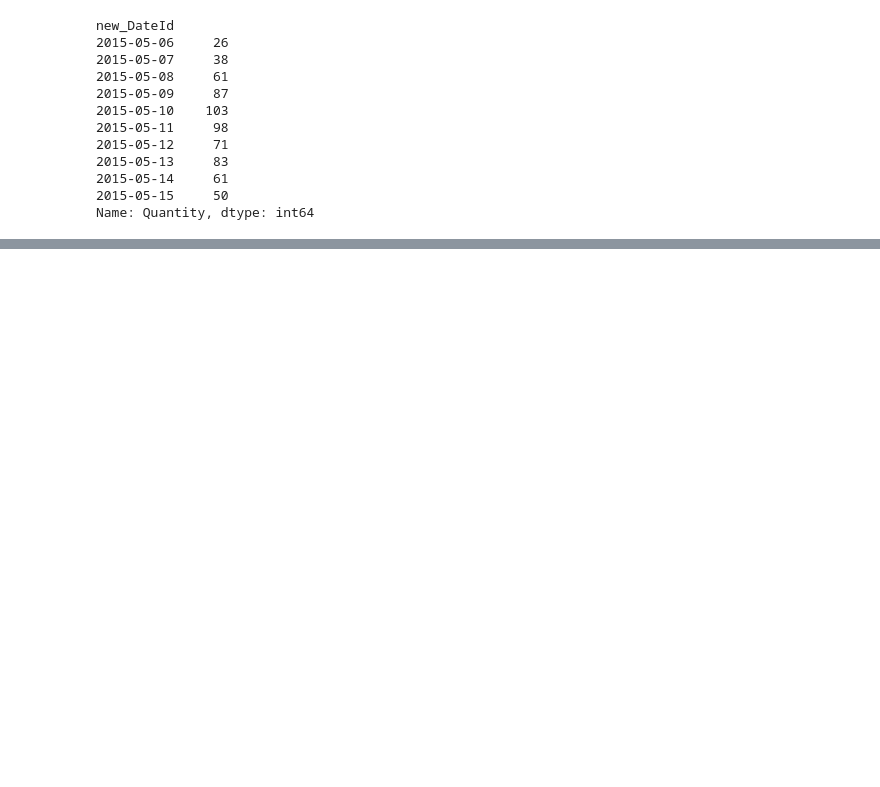
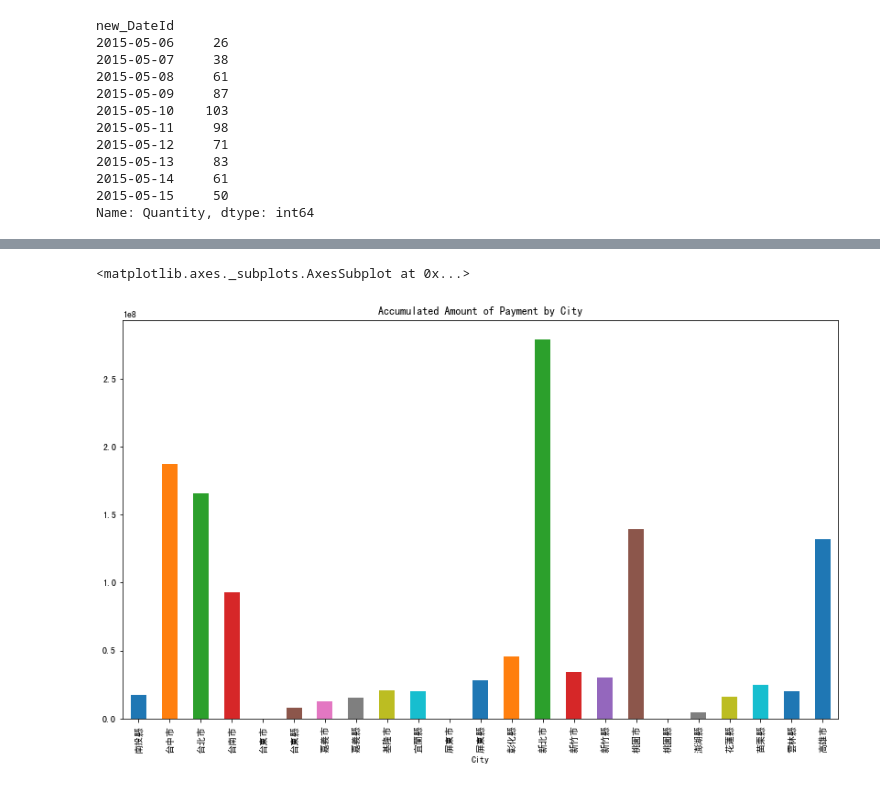
Before and after one commit to hsiehkl/NTU-CSX-Project, a Jupyter notebook: week_1/week_1_first_meet.ipynb, the cells around one changed output, grey strips where cells are left out. Saved outputs shown, nothing was run; the diff lists cells and outputs as text; code cells hidden in the pictures; blank space fills up the shorter version.

```diff
--- a/week_1/week_1_first_meet.ipynb
+++ b/week_1/week_1_first_meet.ipynb
@@ -178,0 +200,3 @@ data.plot()
+# %%
+# 僅選取台灣縣市資料
+df2 = df1[ df1['City'].str.contains("縣")  | df1['City'].str.contains("市")]
@@ -178,0 +209,7 @@ data.plot()
+# %%
+dataByCity = df2.groupby(by = 'City')["SalesOrderSlaveTotalPayment"].sum()
+# %%
+dataByCity.plot.bar(x="City", figsize=(14,8), title="Accumulated Amount of Payment by City")
+# %% [output]
+<matplotlib.axes._subplots.AxesSubplot at 0x...>
+[figure, added]
```
Also changed, not shown: parts of 12 cells of this notebook.
